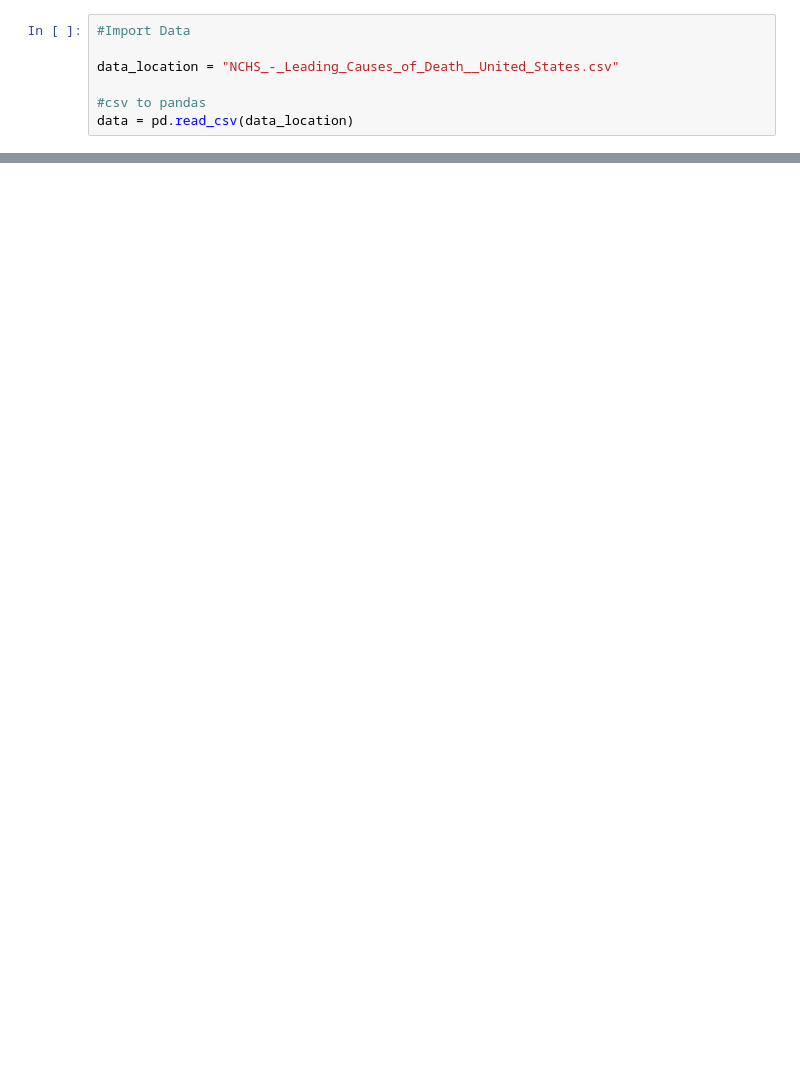
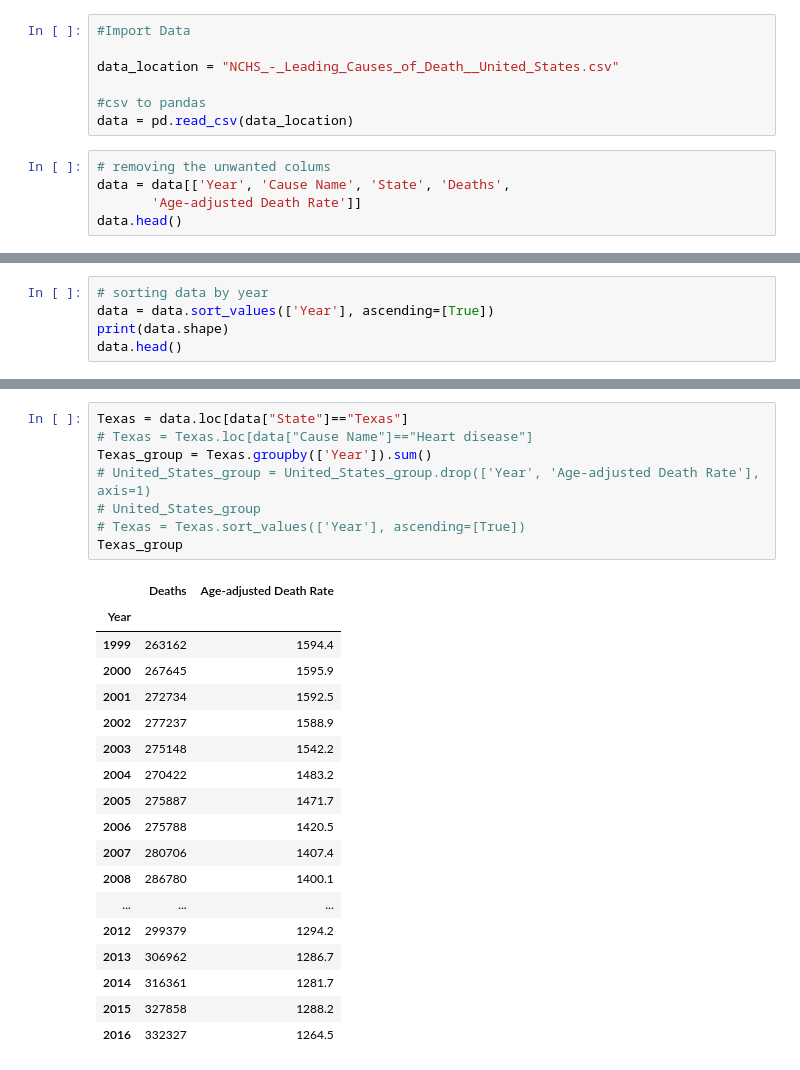
Before and after one commit to ppainuly/Leading-Causes-of-Death-in-United-States, a Jupyter notebook: Data/Leading_Causes_of_Death.ipynb, the cells around one changed output, grey strips where cells are left out. Cells and saved outputs as stored; diff of their text form; blank space fills up the shorter version.

```diff
--- a/Data/Leading_Causes_of_Death.ipynb
+++ b/Data/Leading_Causes_of_Death.ipynb
@@ -9,3 +11,8 @@ data_location = "NCHS_-_Leading_Causes_of_Death__United_States.csv"
 
 #csv to pandas
 data = pd.read_csv(data_location)
+# %%
+# removing the unwanted colums
+data = data[['Year', 'Cause Name', 'State', 'Deaths',
+       'Age-adjusted Death Rate']]
+data.head()
@@ -11,0 +26,5 @@ data = pd.read_csv(data_location)
+# %%
+# sorting data by year
+data = data.sort_values(['Year'], ascending=[True])
+print(data.shape)
+data.head()
@@ -11,0 +207,27 @@ data = pd.read_csv(data_location)
+# %%
+Texas = data.loc[data["State"]=="Texas"]
+# Texas = Texas.loc[data["Cause Name"]=="Heart disease"]
+Texas_group = Texas.groupby(['Year']).sum()
+# United_States_group = United_States_group.drop(['Year', 'Age-adjusted Death Rate'], axis=1)
+# United_States_group
+# Texas = Texas.sort_values(['Year'], ascending=[True])
+Texas_group
+# %% [output]
+|  | Deaths | Age-adjusted Death Rate |
+| Year |  |  |
+| 1999 | 263162 | 1594.4 |
+| 2000 | 267645 | 1595.9 |
+| 2001 | 272734 | 1592.5 |
+| 2002 | 277237 | 1588.9 |
+| 2003 | 275148 | 1542.2 |
+| 2004 | 270422 | 1483.2 |
+| 2005 | 275887 | 1471.7 |
+| 2006 | 275788 | 1420.5 |
+| 2007 | 280706 | 1407.4 |
+| 2008 | 286780 | 1400.1 |
+| ... | ... | ... |
+| 2012 | 299379 | 1294.2 |
+| 2013 | 306962 | 1286.7 |
+| 2014 | 316361 | 1281.7 |
+| 2015 | 327858 | 1288.2 |
+| 2016 | 332327 | 1264.5 |
```
Also changed, not shown: parts of 23 cells of this notebook.
